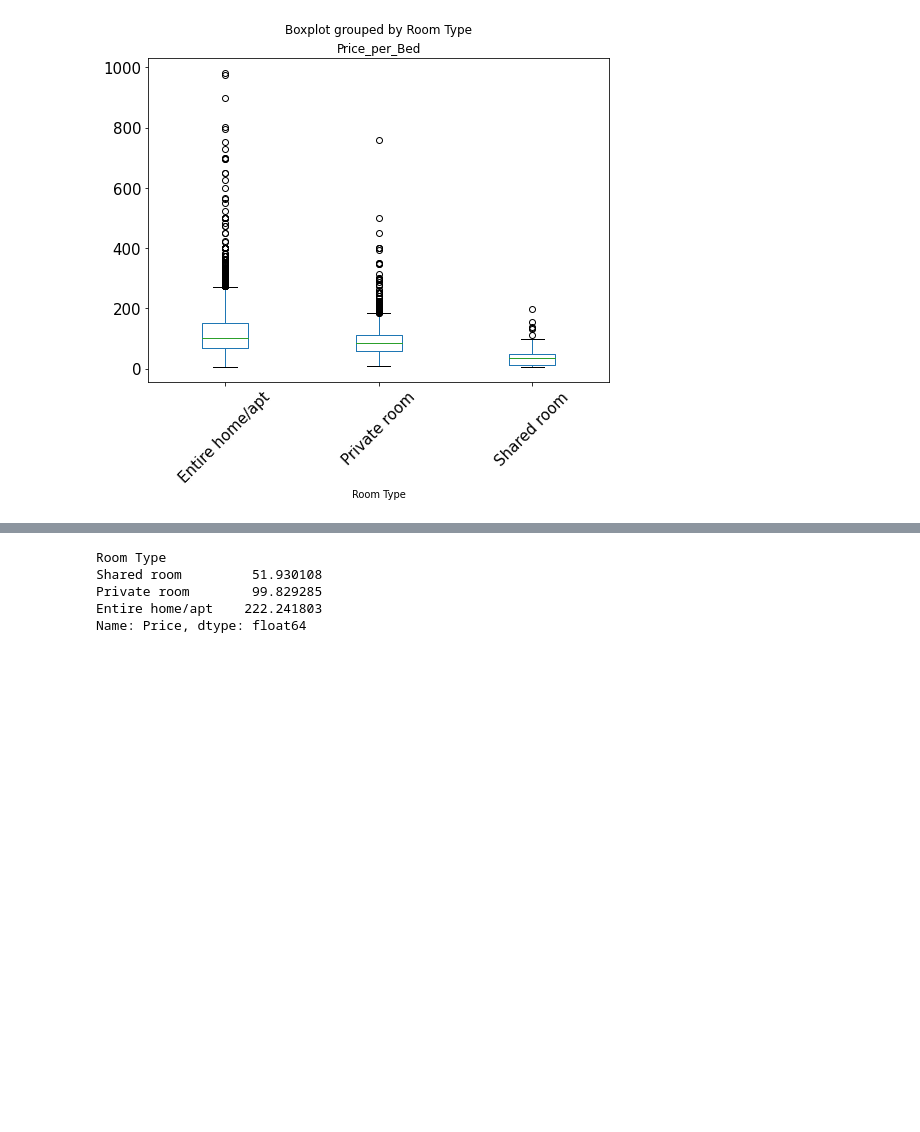
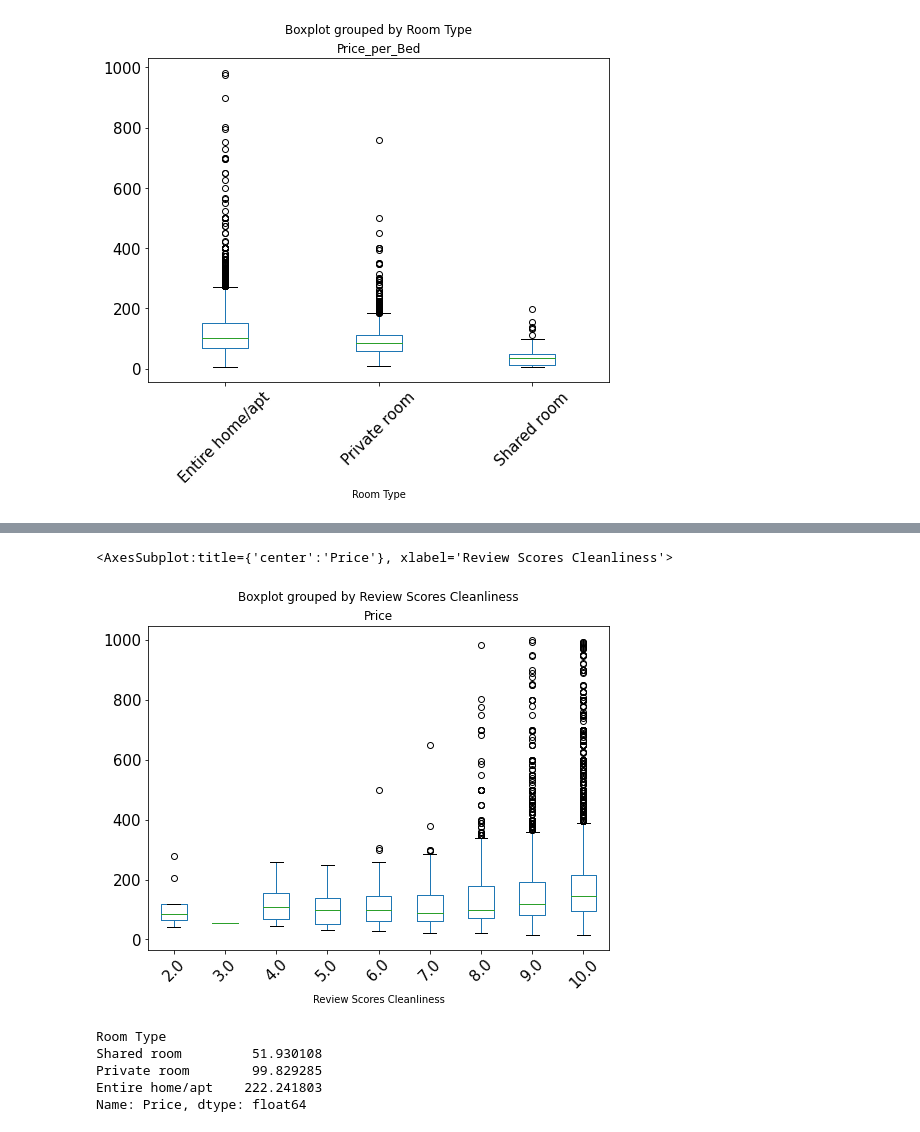
Before and after one commit to Ha11ie/AirBnBRoom, a Jupyter notebook: Notebooks/AirBnB_SF_Listings.ipynb, the cells around one changed output, grey strips where cells are left out. Drawn from its saved outputs; the diff is of its cells as text; code cells hidden in the pictures; blank space fills up the shorter version.

```diff
--- a/Notebooks/AirBnB_SF_Listings.ipynb
+++ b/Notebooks/AirBnB_SF_Listings.ipynb
@@ -400,3 +415,14 @@ Abnb_2015_17.boxplot(by='Room Type', column ='Price_per_Bed', grid=False, rot=45
+# %%
+reviews = ['Review Scores Accuracy','Review Scores Cleanliness',
+           'Review Scores Checkin','Review Scores Communication','Review Scores Location','Review Scores Value' ]
+reviews_toBox = Abnb_2015_17[reviews]
+#reviews_toBox.boxplot(grid=False, rot=45, fontsize=15, figsize=(19,8))
+#'Number of Reviews', ' Review Scores Rating',
+#reviews_toBox.boxplot(by='Review Scores Cleanliness', column ='Price', grid=False, rot=45, fontsize=15, figsize = (8,6))
+Abnb_2015_17.boxplot(by='Review Scores Cleanliness', column ='Price', grid=False, rot=45, fontsize=15, figsize = (8,6))
+# %% [output]
+<AxesSubplot:title={'center':'Price'}, xlabel='Review Scores Cleanliness'>
+[figure, added]
 # %%
 property_type_price_means = Abnb_2015_17.groupby('Room Type')['Price'].mean()
 property_type_price_means.sort_values()
```
Also changed, not shown: parts of 7 cells of this notebook.
